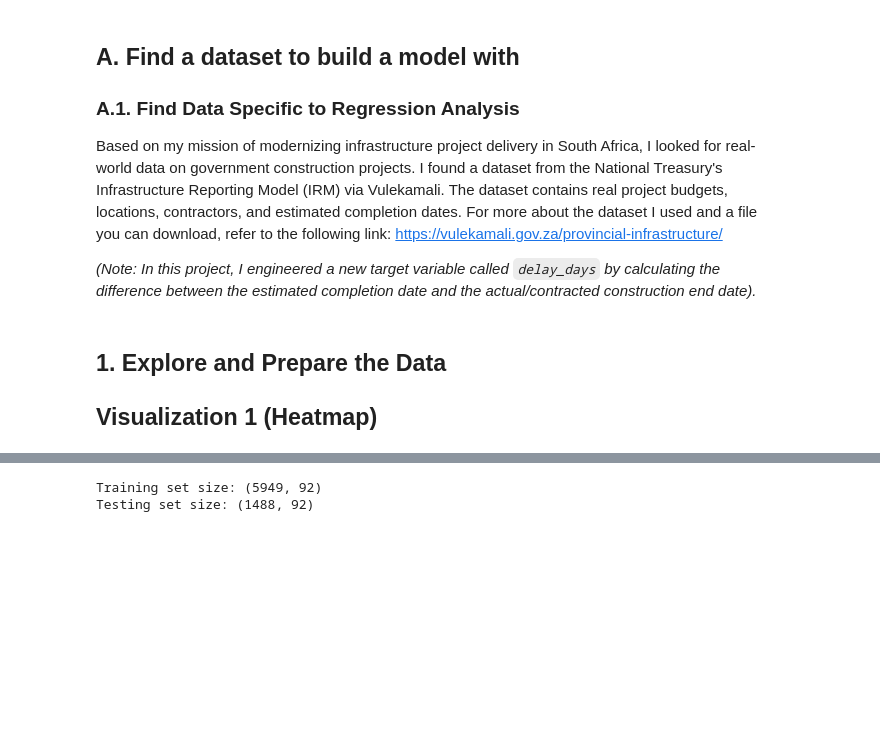
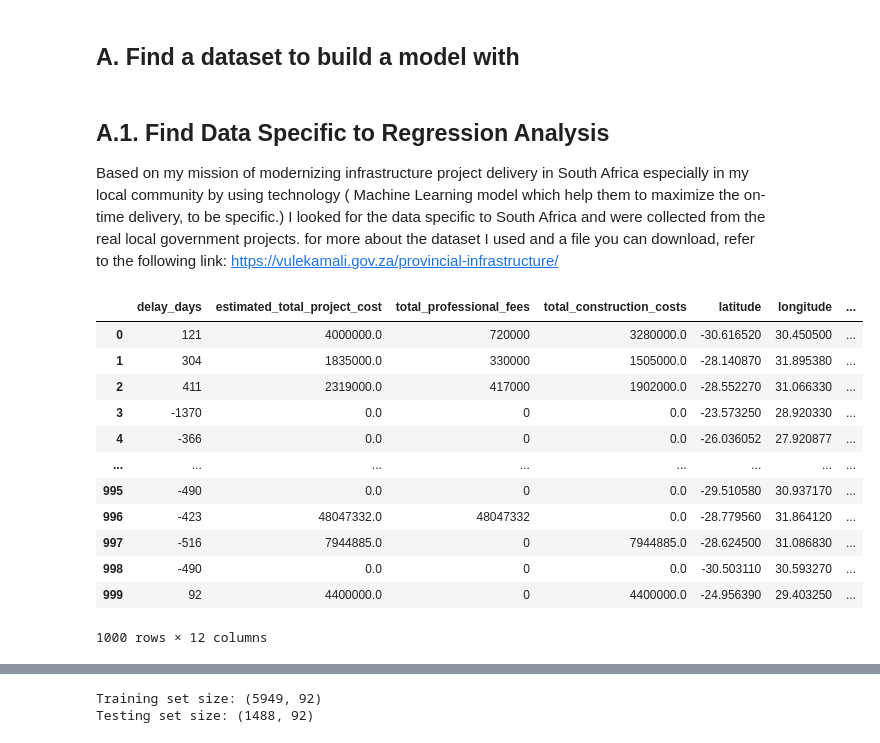
Before and after one commit to Angebright/linear_regression_model, a Jupyter notebook: summative/linear_regression/multivariate.ipynb, the cells around one changed output, grey strips where cells are left out. Cells and saved outputs as stored; diff of their text form; code cells hidden in the pictures; blank space fills up the shorter version.

```diff
--- a/summative/linear_regression/multivariate.ipynb
+++ b/summative/linear_regression/multivariate.ipynb
@@ -39,12 +40,7 @@ Dataset loaded. Shape: (7437, 12)
+# %% [markdown]
+**A. Find a dataset to build a model with**
+---
 # %% [markdown]
-## A. Find a dataset to build a model with
-
-### A.1. Find Data Specific to Regression Analysis
-
-Based on my mission of modernizing infrastructure project delivery in South Africa, I looked for real-world data on government construction projects. I found a dataset from the National Treasury's Infrastructure Reporting Model (IRM) via Vulekamali. The dataset contains real project budgets, locations, contractors, and estimated completion dates. For more about the dataset I used and a file you can download, refer to the following link: https://vulekamali.gov.za/provincial-infrastructure/
-
-*(Note: In this project, I engineered a new target variable called `delay_days` by calculating the difference between the estimated completion date and the actual/contracted construction end date).*
+**A.1. Find Data Specific to Regression Analysis**
+---
+Based on my mission of modernizing infrastructure project delivery in South Africa especially in my local community by using technology ( Machine Learning model which help them to maximize the on-time delivery, to be specific.) I looked for the data specific to South Africa and were collected from the real local government projects. for more about the dataset I used and a file you can download, refer to the following link: https://vulekamali.gov.za/provincial-infrastructure/
-# %% [markdown]
-## 1. Explore and Prepare the Data
-
-## Visualization 1 (Heatmap)
@@ -50,0 +50,17 @@ Based on my mission of modernizing infrastructure project delivery in South Afri
+# %%
+# Viewing the data ( the first 1000 rows)
+df.head(1000)
+# %% [output]
+|  | delay_days | estimated_total_project_cost | total_professional_fees | total_construction_costs | latitude | longitude | ... |
+| 0 | 121 | 4000000.0 | 720000 | 3280000.0 | -30.616520 | 30.450500 | ... |
+| 1 | 304 | 1835000.0 | 330000 | 1505000.0 | -28.140870 | 31.895380 | ... |
+| 2 | 411 | 2319000.0 | 417000 | 1902000.0 | -28.552270 | 31.066330 | ... |
+| 3 | -1370 | 0.0 | 0 | 0.0 | -23.573250 | 28.920330 | ... |
+| 4 | -366 | 0.0 | 0 | 0.0 | -26.036052 | 27.920877 | ... |
+| ... | ... | ... | ... | ... | ... | ... | ... |
+| 995 | -490 | 0.0 | 0 | 0.0 | -29.510580 | 30.937170 | ... |
+| 996 | -423 | 48047332.0 | 48047332 | 0.0 | -28.779560 | 31.864120 | ... |
+| 997 | -516 | 7944885.0 | 0 | 7944885.0 | -28.624500 | 31.086830 | ... |
+| 998 | -490 | 0.0 | 0 | 0.0 | -30.503110 | 30.593270 | ... |
+| 999 | 92 | 4400000.0 | 0 | 4400000.0 | -24.956390 | 29.403250 | ... |
+1000 rows × 12 columns
```
Also changed, not shown: parts of 38 cells of this notebook, 3 other files.
